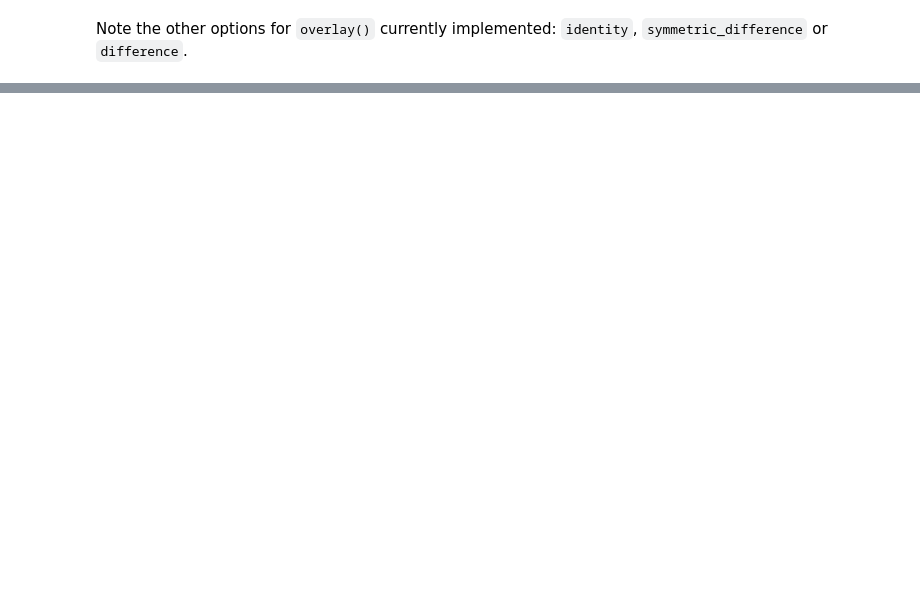
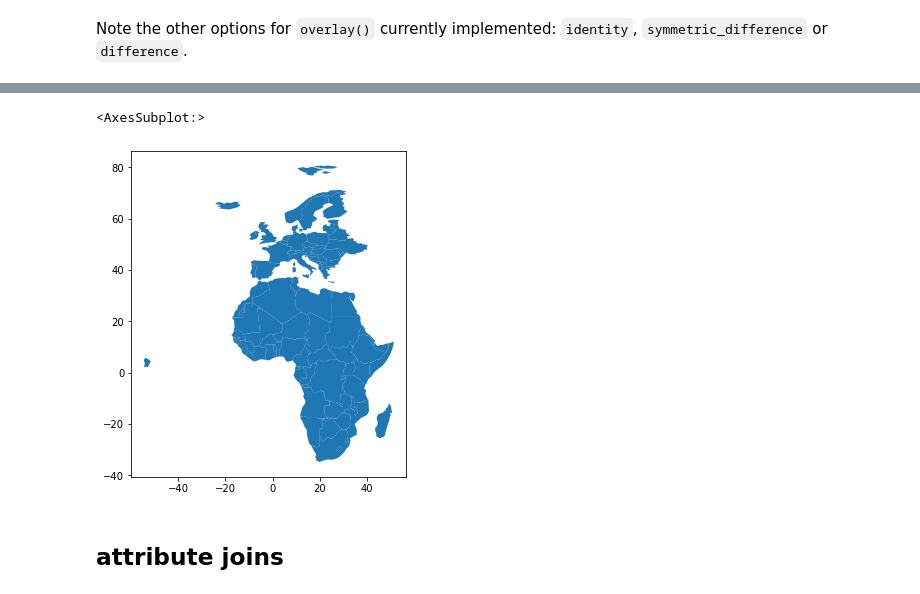
Before and after one commit to sebastianhohmann/geopandas_examples, a Jupyter notebook: _04_common_recipes_reatures.ipynb, the cells around one changed output, grey strips where cells are left out. Saved outputs shown, nothing was run; the diff lists cells and outputs as text; code cells hidden in the pictures; blank space fills up the shorter version.

```diff
--- a/_04_common_recipes_reatures.ipynb
+++ b/_04_common_recipes_reatures.ipynb
@@ -140,0 +170,11 @@ Note the other options for `overlay()` currently implemented: `identity`, `symme
+# %%
+europe = world[(world.continent == 'Europe') & (world['name'] != 'Russia')]
+africa = world[world.continent == 'Africa']
+eurafrica = europe.append(africa)
+# %%
+eurafrica.plot(figsize=(10, 6))
+# %% [output]
+<AxesSubplot:>
+[figure, added]
+# %% [markdown]
+## attribute joins
```
Also changed, not shown: parts of 31 cells of this notebook.
